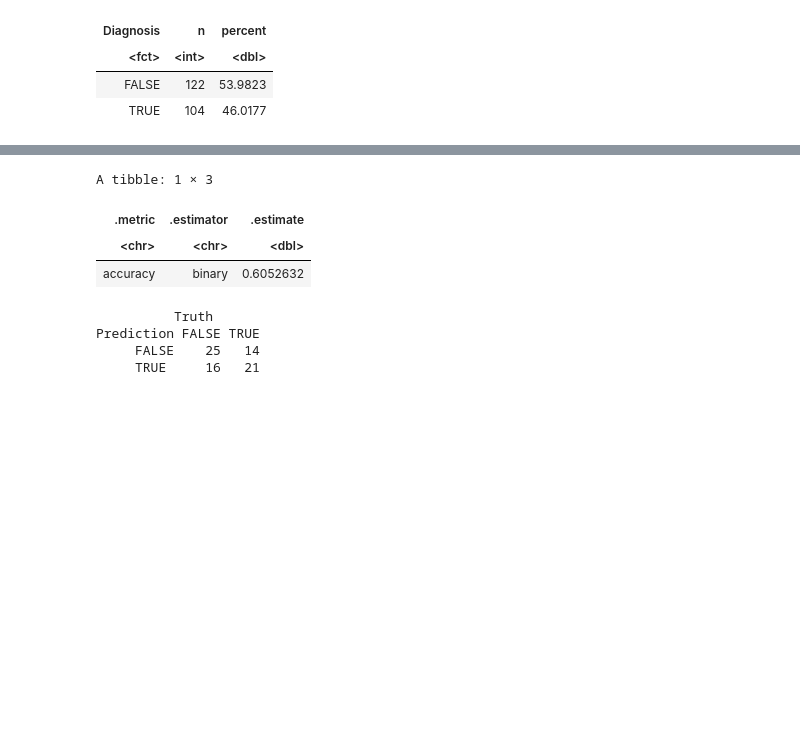
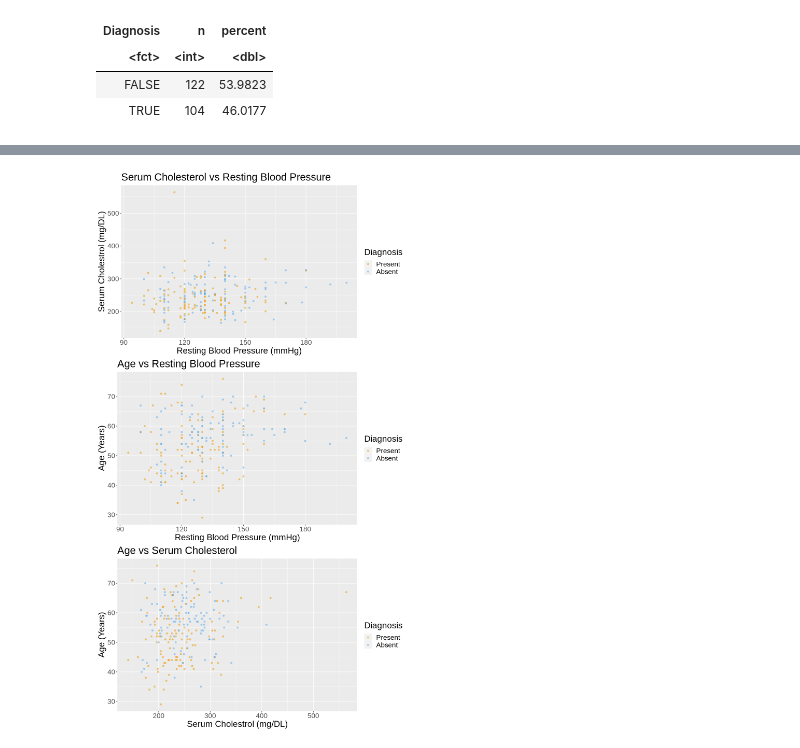
Before and after one commit to Parsapk1/NEW_DSCI_PROJECT, a Jupyter notebook: DSCI100_Project.ipynb, the cells around one changed output, grey strips where cells are left out. Saved outputs shown, nothing was run; the diff lists cells and outputs as text; code cells hidden in the pictures; blank space fills up the shorter version.

```diff
--- a/DSCI100_Project.ipynb
+++ b/DSCI100_Project.ipynb
@@ -118,9 +82,8 @@ A tibble: 302 × 5
 # %%
-#Select the variables that we need to build a model and change the diagnosis of Heart Disease to a factor data type instead of logic
-cleveland_heart_cleaned <- scaled_cleveland_heart |>
+#We then selected the variables that we need to build a model and we changed the diagnosis of Heart Disease to a factor data type instead of logic.
+cleveland_heart_cleaned <- mutated_cleveland_heart |>
     select(Age, Resting_Blood_Pressure, Serum_Cholestrol, Diagnosis)|>
     mutate("Diagnosis" = as_factor(Diagnosis))
-
 head(cleveland_heart_cleaned)
 # %% [output]
 A tibble: 6 × 4
@@ -304,18 +136,38 @@ A tibble: 6 × 5
-# %%
-# the prediction accuracy of the model
-diagnosis_test_predictions |>
-  metrics(truth = Diagnosis, estimate = .pred_class) |>
-  filter(.metric == "accuracy")
-
-confusion <- diagnosis_test_predictions |>
-             conf_mat(truth = Diagnosis, estimate = .pred_class)
-confusion
-# %% [output]
-A tibble: 1 × 3
-| .metric | .estimator | .estimate |
-| <chr> | <chr> | <dbl> |
-| accuracy | binary | 0.6052632 |
-          Truth
-Prediction FALSE TRUE
-     FALSE    25   14
-     TRUE     16   21
+# %%
+# We then visualized if there is any relationship between the predictors and the results from the training data set
+# This graph is Serum_Cholestrol, Resting_Blood_Pressure vs Diagnosis (Present = TRUE, Absent = FALSE)
+heart_plot <- heart_train |>
+  ggplot(aes(x = Resting_Blood_Pressure, y = Serum_Cholestrol, color = Diagnosis)) +
+  geom_point(alpha = 0.5) +
+  labs(x = "Resting Blood Pressure (mmHg)" , y= "Serum Cholestrol (mg/DL)", color = "Diagnosis") +
+  scale_color_manual(labels = c("Present", "Absent"),
+                     values = c("orange2", "steelblue2")) +
+  theme(text = element_text(size = 20)) +
+    ggtitle("Serum Cholesterol vs Resting Blood Pressure")
+# %%
+# This graph is to visualize the Age and Resting_Blood_Pressure vs. Diagnosis (Present = TRUE, Absent = FALSE) from the training data set
+heart_plot1 <- heart_train |>
+  ggplot(aes(x = Resting_Blood_Pressure, y = Age, color = Diagnosis)) +
+  geom_point(alpha = 0.5) +
+  labs(x= "Resting Blood Pressure (mmHg)", y= "Age (Years)", color = "Diagnosis") +
+  scale_color_manual(labels = c("Present", "Absent"),
+                     values = c("orange2", "steelblue2")) +
+  theme(text = element_text(size = 20)) +
+    ggtitle("Age vs Resting Blood Pressure")
+# %%
+# This scatter plot aims to demonstrate the relationship between Age and Serum_Cholestrol and the Diagnosis result (Present = TRUE, Absent = FALSE) from the training data set
+heart_plot2 <- heart_train |>
+  ggplot(aes(x = Serum_Cholestrol, y = Age, color = Diagnosis)) +
+  geom_point(alpha = 0.5) +
+  labs(x = "Serum Cholestrol (mg/DL)" , y="Age (Years)", color = "Diagnosis") +
+  scale_color_manual(labels = c("Present", "Absent"),
+                     values = c("orange2", "steelblue2")) +
+  theme(text = element_text(size = 20)) +
+        ggtitle("Age vs Serum Cholesterol")
+# %%
+options(repr.plot.width = 10, repr.plot.height = 18)
+plot_grid(heart_plot, heart_plot1, heart_plot2, ncol = 1)
+# As shown by the graphs, there doesn't seem to be any strong correlation between each of the variables and the outcome of the diagnosis.
+# However, we will still use these variables as we believe they still affect the diagnosis of cardiovascular disease just thinking from a science background.
+# %% [output]
+[figure, added]
```
Also changed, not shown: parts of 21 cells of this notebook.
